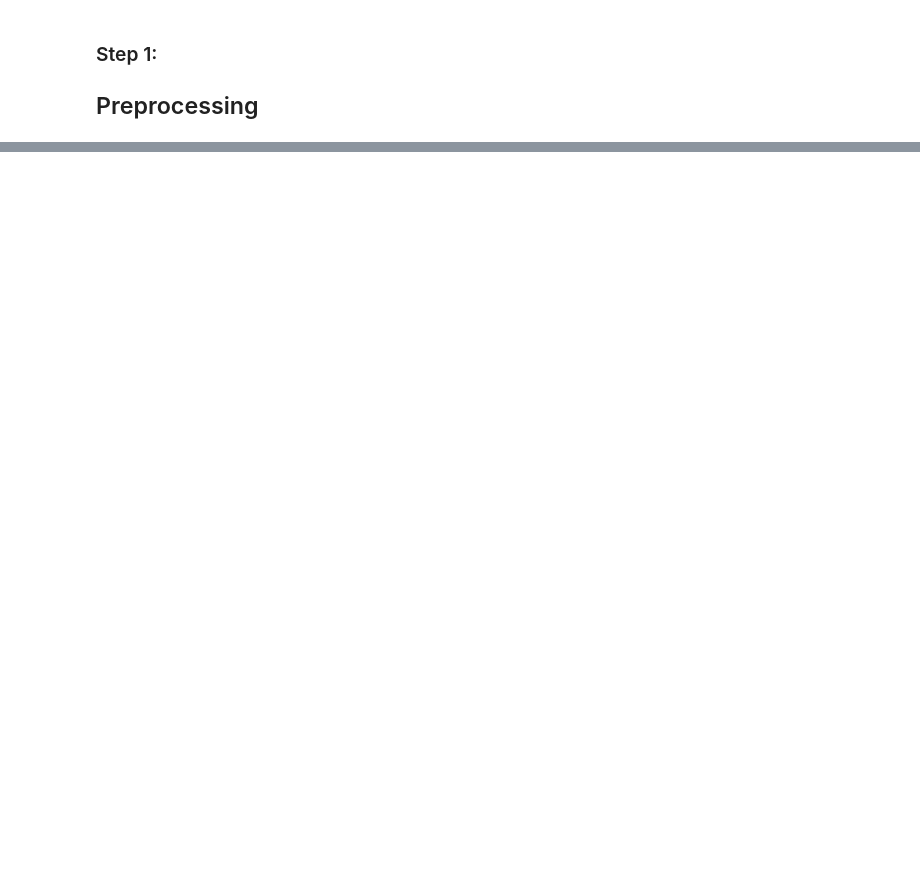
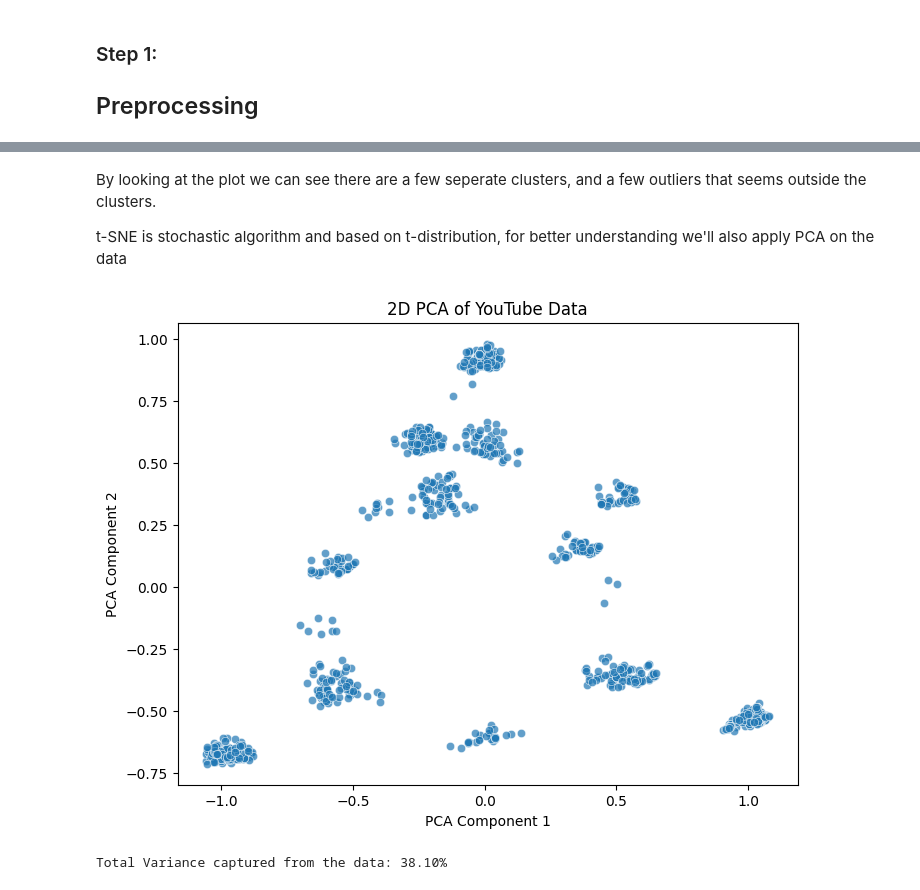
Before and after one commit to idokapel/Advanced-Machine-Learning-Final-Project, a Jupyter notebook: final_project.ipynb, the cells around one changed output, grey strips where cells are left out. Drawn from its saved outputs; the diff is of its cells as text; code cells hidden in the pictures; blank space fills up the shorter version.

```diff
--- a/final_project.ipynb
+++ b/final_project.ipynb
@@ -236,0 +157,26 @@ plt.show()
+# %% [markdown]
+By looking at the plot we can see there are a few seperate clusters, and a few outliers that seems outside the clusters.
+
+t-SNE is stochastic algorithm and based on t-distribution, for better understanding we'll also apply PCA on the data
+# %%
+from sklearn.decomposition import PCA
+import matplotlib.pyplot as plt
+import seaborn as sns
+
+# Apply PCA on the transformed data
+pca = PCA(n_components=2)
+X_pca = pca.fit_transform(X)
+
+# Plot the first two PCA components
+plt.figure(figsize=(8, 6))
+sns.scatterplot(x=X_pca[:, 0], y=X_pca[:, 1], alpha=0.7)
+plt.xlabel('PCA Component 1')
+plt.ylabel('PCA Component 2')
+plt.title('2D PCA of YouTube Data')
+plt.show()
+
+# Print the percentage variance captured in PCA
+print(f'Total Variance captured from the data: {np.sum(pca.explained_variance_ratio_) * 100:.2f}%')
+# %% [output]
+[figure, added]
+Total Variance captured from the data: 38.10%
```
Also changed, not shown: parts of 26 cells of this notebook, 2 other files.
